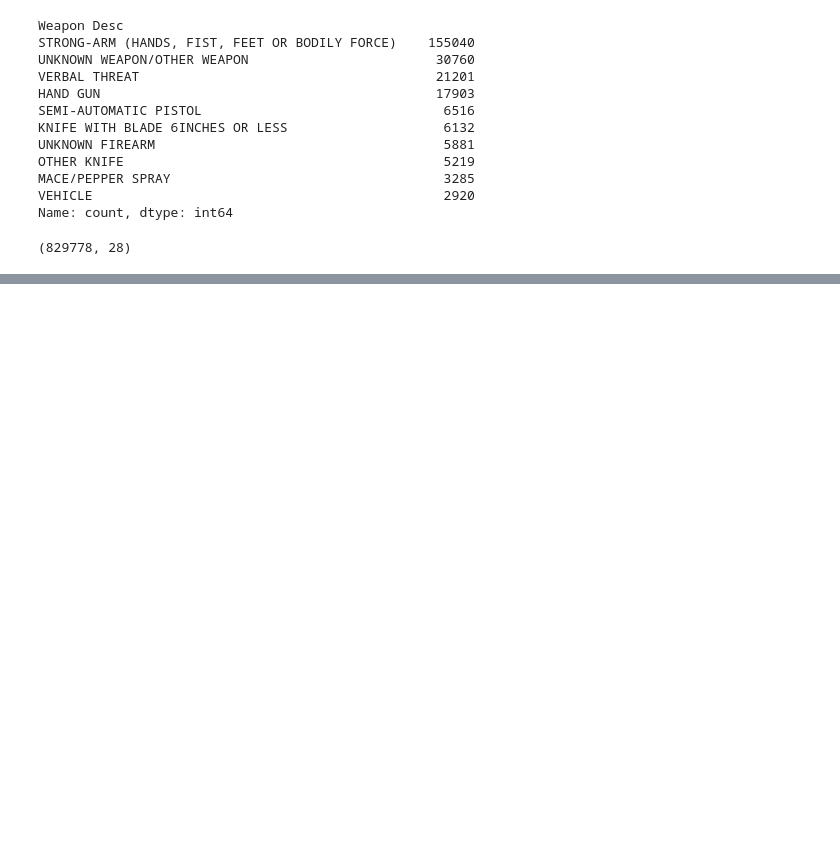
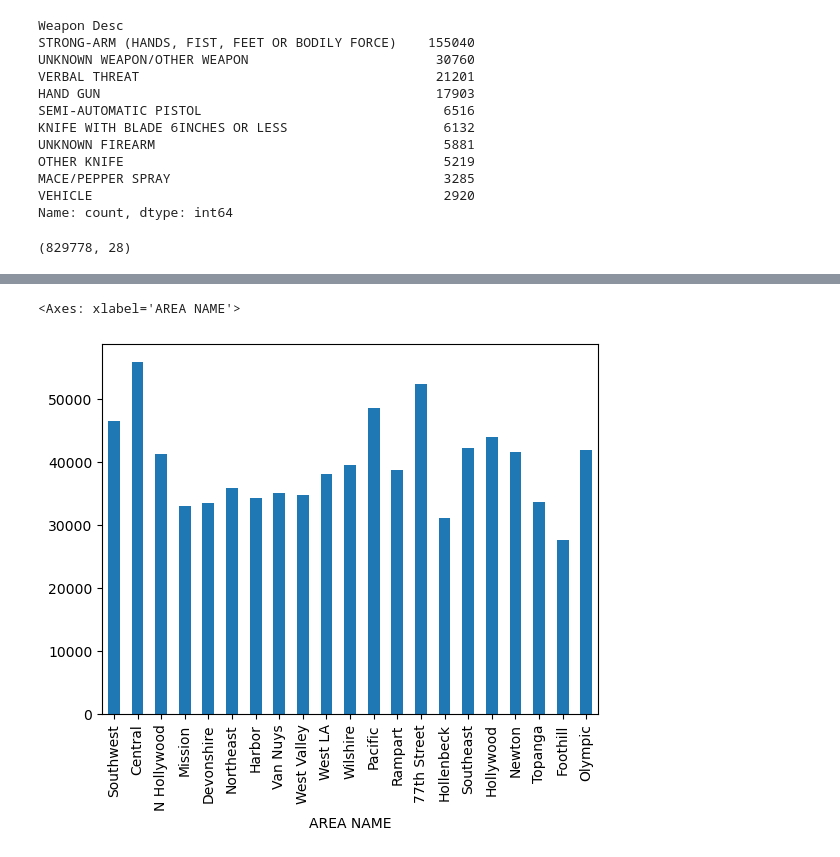
Before and after one commit to writetomdw/ilm_pd, a Jupyter notebook: DemoDataset.ipynb, the cells around one changed output, grey strips where cells are left out. Saved outputs shown, nothing was run; the diff lists cells and outputs as text; code cells hidden in the pictures; blank space fills up the shorter version.

Commit message:
add plots

```diff
--- a/DemoDataset.ipynb
+++ b/DemoDataset.ipynb
@@ -349,0 +370,4 @@ df.shape
+# %%
+# change data type of Area to category
+df['AREA'] = df['AREA'].astype('category')
+df.info()
@@ -349,0 +392,3 @@ df.shape
+# %%
+df['AREA NAME'] = df['AREA NAME'].astype('category')
+df.info()
@@ -349,0 +425,3 @@ df.shape
+# %%
+crime_group_by_area =df.groupby('AREA NAME',sort=False)
+crime_group_by_area['Crm Cd Desc'].count()
@@ -349,0 +446,5 @@ df.shape
+# %%
+crime_group_by_area['Crm Cd Desc'].count().plot(kind='bar')
+# %% [output]
+<Axes: xlabel='AREA NAME'>
+[figure, added]
```
Also changed, not shown: parts of 7 cells of this notebook.
